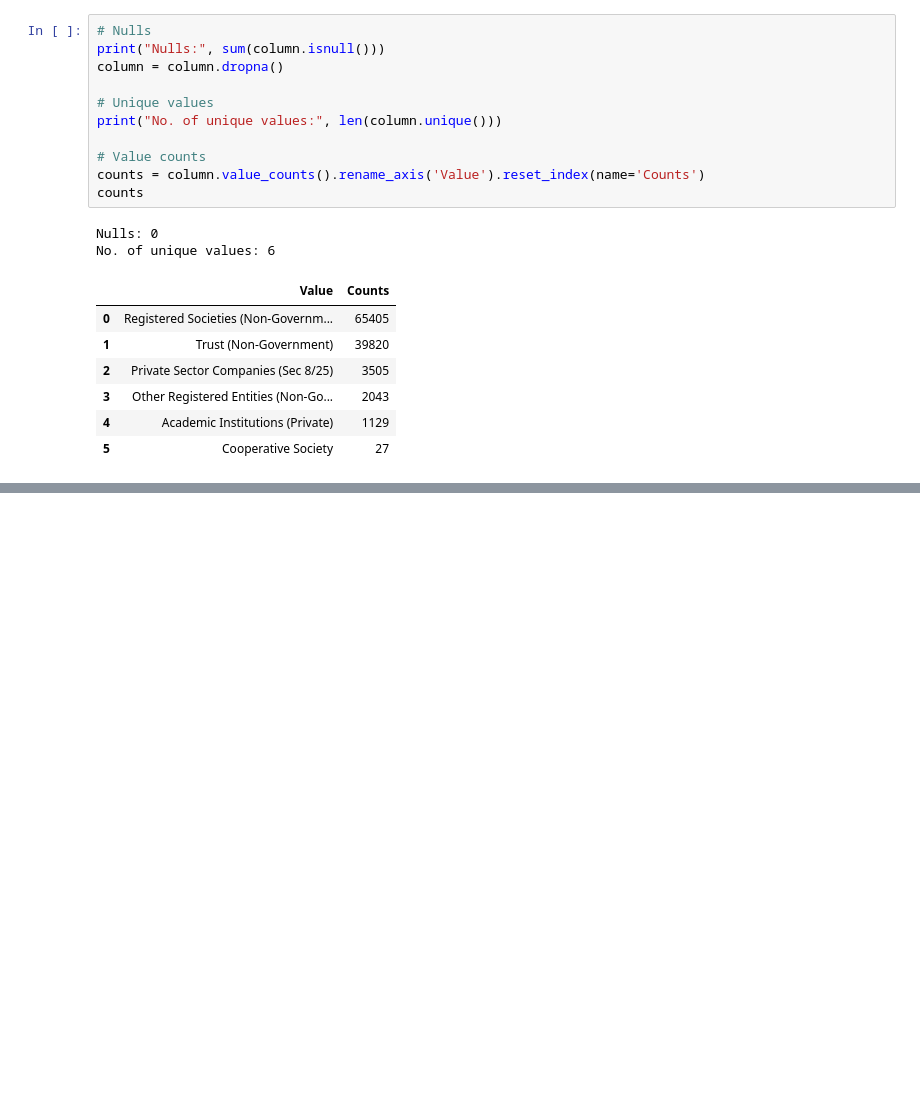
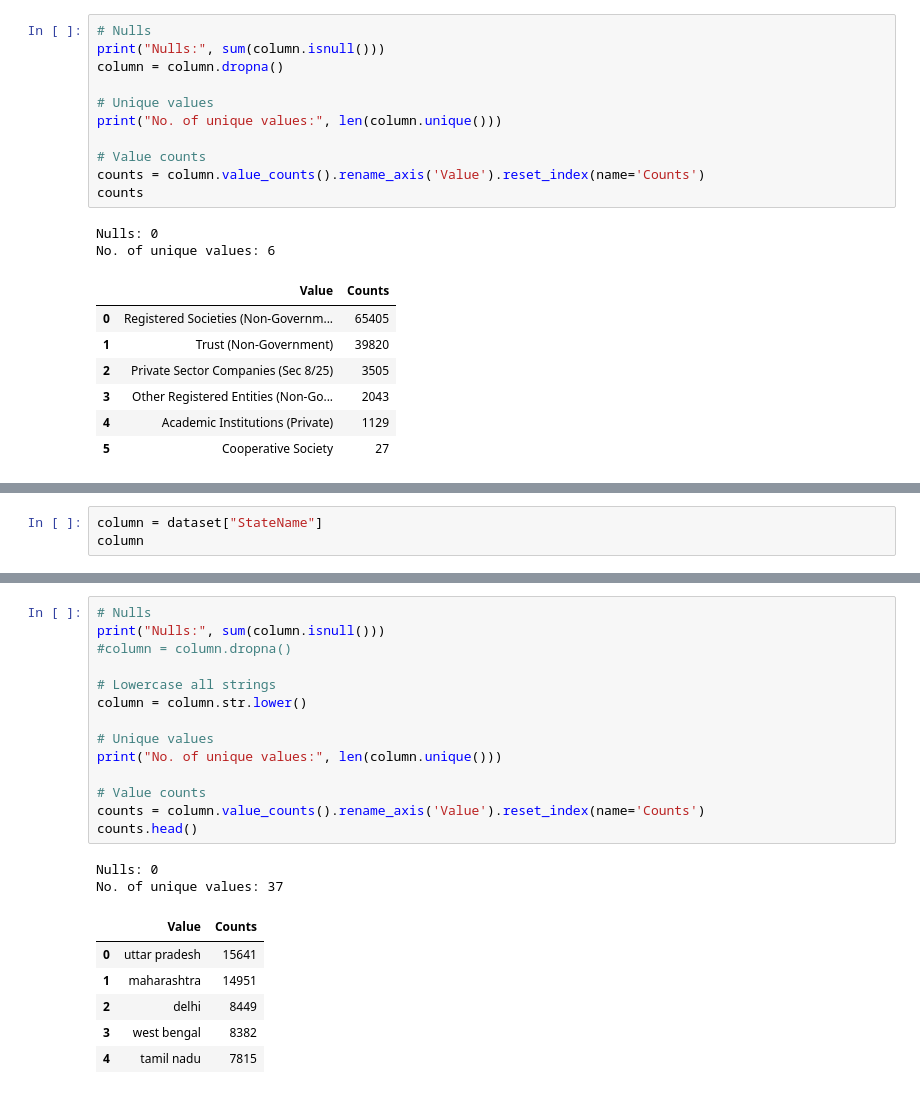
Before and after one commit to shayan-khoygani/Codebook, a Jupyter notebook: 42621 Final_Data_ngodarpan.gov.in/42621 Final_Data_ngodarpan.gov.in.ipynb, the cells around one changed output, grey strips where cells are left out. Drawn from its saved outputs; the diff is of its cells as text; blank space fills up the shorter version.

Commit message:
StateName and remove invalid values in operational states and distrcits

```diff
--- a/42621 Final_Data_ngodarpan.gov.in/42621 Final_Data_ngodarpan.gov.in.ipynb
+++ b/42621 Final_Data_ngodarpan.gov.in/42621 Final_Data_ngodarpan.gov.in.ipynb
@@ -1436,0 +1459,3 @@ No. of unique values: 6
+# %%
+column = dataset["StateName"]
+column
@@ -1436,0 +1475,23 @@ No. of unique values: 6
+# %%
+# Nulls
+print("Nulls:", sum(column.isnull()))
+#column = column.dropna()
+
+# Lowercase all strings
+column = column.str.lower()
+
+# Unique values
+print("No. of unique values:", len(column.unique()))
+
+# Value counts
+counts = column.value_counts().rename_axis('Value').reset_index(name='Counts')
+counts.head()
+# %% [output]
+Nulls: 0
+No. of unique values: 37
+|  | Value | Counts |
+| 0 | uttar pradesh | 15641 |
+| 1 | maharashtra | 14951 |
+| 2 | delhi | 8449 |
+| 3 | west bengal | 8382 |
+| 4 | tamil nadu | 7815 |
```
Also changed, not shown: parts of 13 cells of this notebook.
